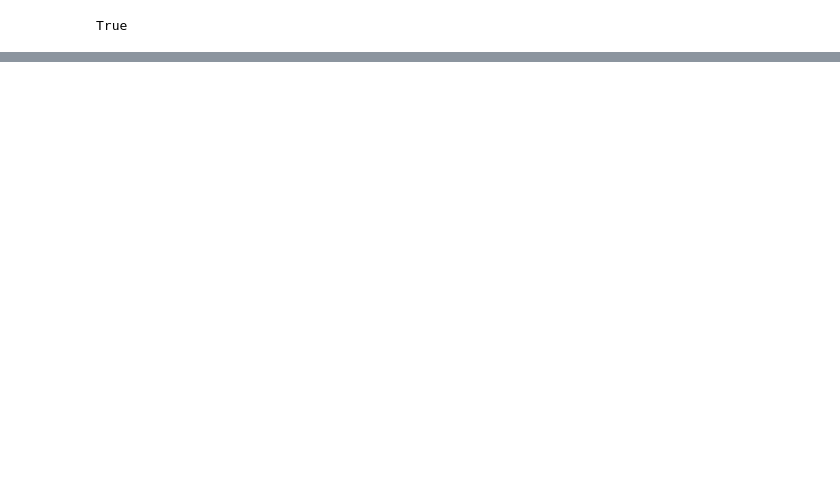
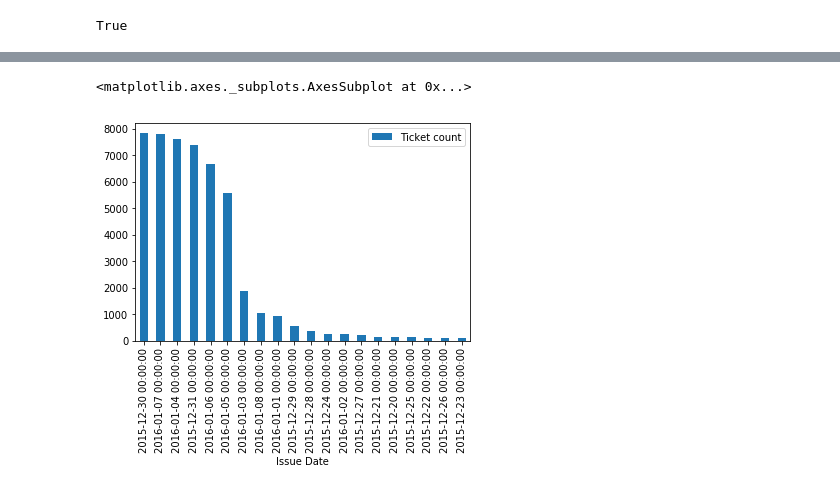
Before and after one commit to usn1485/LAParkingCitations, a Jupyter notebook: LAParking.ipynb, the cells around one changed output, grey strips where cells are left out. Drawn from its saved outputs; the diff is of its cells as text; code cells hidden in the pictures; blank space fills up the shorter version.

```diff
--- a/LAParking.ipynb
+++ b/LAParking.ipynb
@@ -129,0 +116,4 @@ Name: Ticket number, dtype: int64
+# %%
+#Converting str object to datetime
+Date_time_df['DateTime']=pd.to_datetime(Date_time_df['DateTime'])
+#Date_time_df.info()
@@ -129,0 +232,8 @@ Name: Ticket number, dtype: int64
+# %%
+#How many Max tickets are given on a day
+DailyDF=pd.DataFrame()
+DailyDF["Ticket count"]=ModDF["Ticket number"].resample('D').count()
+
+#ModDF.nlargest(30,"Ticket count",keep="first")
+#DalyDF.nlargest(20,"Ticket count",keep="first").plot(kind='bar')
+DailyDF.nlargest(20,"Ticket count",keep="first")
@@ -129,0 +259,6 @@ Name: Ticket number, dtype: int64
+# %%
+#Daily Ticket graph
+DailyDF.nlargest(20,"Ticket count",keep="first").plot(kind='bar')
+# %% [output]
+<matplotlib.axes._subplots.AxesSubplot at 0x...>
+[figure, added]
```
Also changed, not shown: parts of 30 cells of this notebook.
